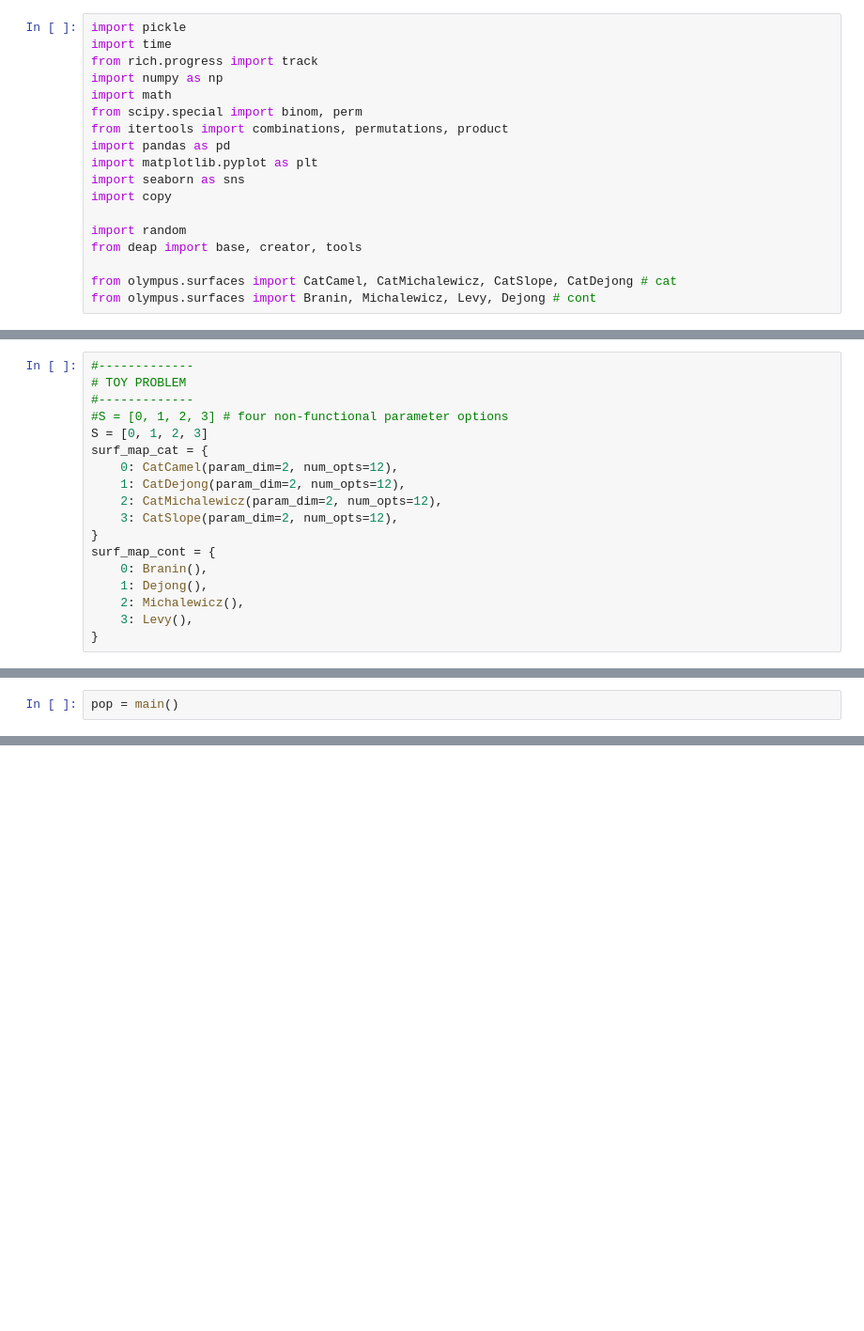
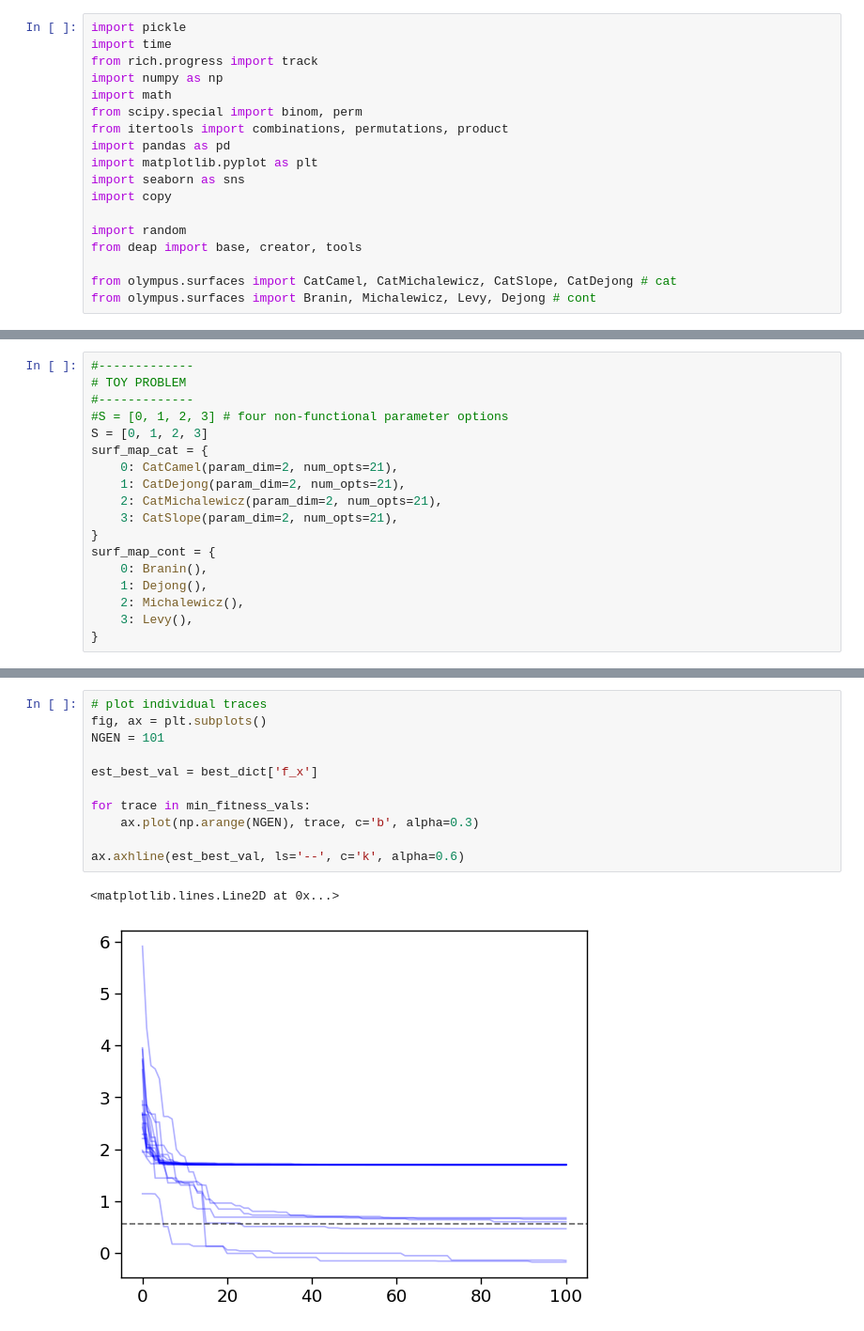
Before and after one commit to rileyhickman/atlas, a Jupyter notebook: examples/medusa/datasets/genetic_general.ipynb, the cells around one changed output, grey strips where cells are left out. Shown at 94% size. Cells and saved outputs as stored; diff of their text form; blank space fills up the shorter version.

```diff
--- a/examples/medusa/datasets/genetic_general.ipynb
+++ b/examples/medusa/datasets/genetic_general.ipynb
@@ -125,10 +155,10 @@ def measure_single_obj(X_func, si, surf_map):
 #S = [0, 1, 2, 3] # four non-functional parameter options
 S = [0, 1, 2, 3]
 surf_map_cat = {
-    0: CatCamel(param_dim=2, num_opts=12),
-    1: CatDejong(param_dim=2, num_opts=12),
-    2: CatMichalewicz(param_dim=2, num_opts=12),
-    3: CatSlope(param_dim=2, num_opts=12),
+    0: CatCamel(param_dim=2, num_opts=21),
+    1: CatDejong(param_dim=2, num_opts=21),
+    2: CatMichalewicz(param_dim=2, num_opts=21),
+    3: CatSlope(param_dim=2, num_opts=21),
 }
 surf_map_cont = {
     0: Branin(),
@@ -231,2 +379,0 @@ def main():
-# %%
-pop = main()
@@ -240,0 +562,14 @@ cart_product.shape
+# %%
+# plot individual traces
+fig, ax = plt.subplots()
+NGEN = 101
+
+est_best_val = best_dict['f_x']
+
+for trace in min_fitness_vals:
+    ax.plot(np.arange(NGEN), trace, c='b', alpha=0.3)
+
+ax.axhline(est_best_val, ls='--', c='k', alpha=0.6)
+# %% [output]
+<matplotlib.lines.Line2D at 0x...>
+[figure, added]
```
Also changed, not shown: parts of 31 cells of this notebook, 13 other files.
